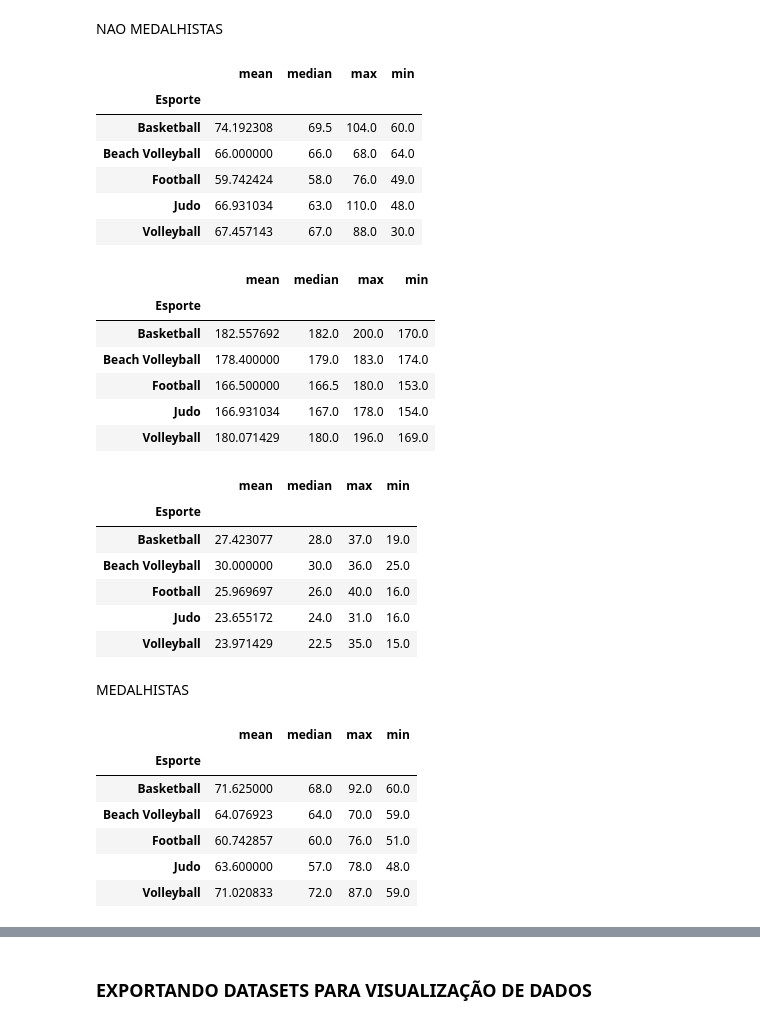
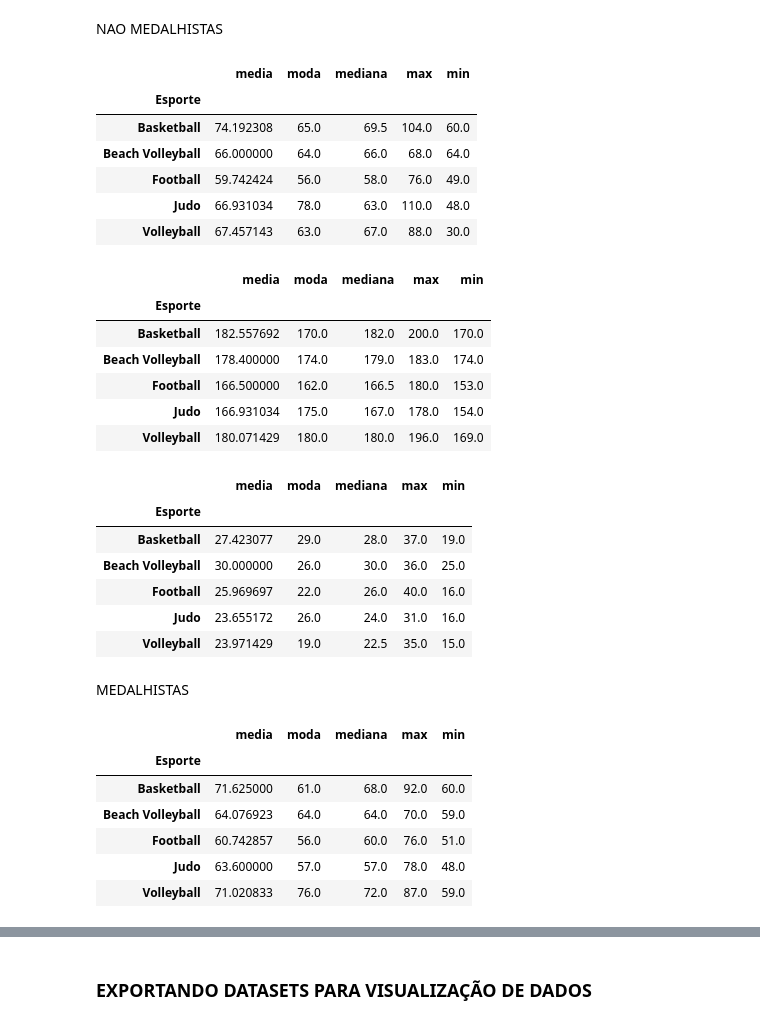
Before and after one commit to taferreiraua/LAB-CD, a Jupyter notebook: P1-Olimpíadas/Analise/analise_descritiva.ipynb, the cells around one changed output, grey strips where cells are left out. Cells and saved outputs as stored; diff of their text form; code cells hidden in the pictures.

```diff
--- a/P1-Olimpíadas/Analise/analise_descritiva.ipynb
+++ b/P1-Olimpíadas/Analise/analise_descritiva.ipynb
@@ -675,45 +634,61 @@ Mcor_volei_praia[['Altura', 'Peso', 'Idade']].corr()
 # %% [markdown]
 NAO MEDALHISTAS
 # %%
-nao_medalhistas.groupby(['Esporte'])['Peso'].agg(['mean', 'median', 'max', 'min'])
+nao_medalhistas.groupby(['Esporte'])['Peso'].agg(media=('mean'),
+                                                   moda=(lambda x: pd.Series.mode(x).iat[0]),
+                                                   mediana=('median'),
+                                                   max=('max'),
+                                                   min=('min'))
 # %% [output]
-|  | mean | median | max | min |
-| Esporte |  |  |  |  |
-| Basketball | 74.192308 | 69.5 | 104.0 | 60.0 |
-| Beach Volleyball | 66.000000 | 66.0 | 68.0 | 64.0 |
-| Football | 59.742424 | 58.0 | 76.0 | 49.0 |
-| Judo | 66.931034 | 63.0 | 110.0 | 48.0 |
-| Volleyball | 67.457143 | 67.0 | 88.0 | 30.0 |
+|  | media | moda | mediana | max | min |
+| Esporte |  |  |  |  |  |
+| Basketball | 74.192308 | 65.0 | 69.5 | 104.0 | 60.0 |
+| Beach Volleyball | 66.000000 | 64.0 | 66.0 | 68.0 | 64.0 |
+| Football | 59.742424 | 56.0 | 58.0 | 76.0 | 49.0 |
+| Judo | 66.931034 | 78.0 | 63.0 | 110.0 | 48.0 |
+| Volleyball | 67.457143 | 63.0 | 67.0 | 88.0 | 30.0 |
 # %%
-nao_medalhistas.groupby(['Esporte'])['Altura'].agg(['mean', 'median', 'max', 'min'])
+nao_medalhistas.groupby(['Esporte'])['Altura'].agg(media=('mean'),
+                                                   moda=(lambda x: pd.Series.mode(x).iat[0]),
+                                                   mediana=('median'),
+                                                   max=('max'),
+                                                   min=('min'))
 # %% [output]
-|  | mean | median | max | min |
-| Esporte |  |  |  |  |
-| Basketball | 182.557692 | 182.0 | 200.0 | 170.0 |
-| Beach Volleyball | 178.400000 | 179.0 | 183.0 | 174.0 |
-| Football | 166.500000 | 166.5 | 180.0 | 153.0 |
-| Judo | 166.931034 | 167.0 | 178.0 | 154.0 |
-| Volleyball | 180.071429 | 180.0 | 196.0 | 169.0 |
+|  | media | moda | mediana | max | min |
+| Esporte |  |  |  |  |  |
+| Basketball | 182.557692 | 170.0 | 182.0 | 200.0 | 170.0 |
+| Beach Volleyball | 178.400000 | 174.0 | 179.0 | 183.0 | 174.0 |
+| Football | 166.500000 | 162.0 | 166.5 | 180.0 | 153.0 |
+| Judo | 166.931034 | 175.0 | 167.0 | 178.0 | 154.0 |
+| Volleyball | 180.071429 | 180.0 | 180.0 | 196.0 | 169.0 |
 # %%
-nao_medalhistas.groupby(['Esporte'])['Idade'].agg(['mean', 'median', 'max', 'min'])
+nao_medalhistas.groupby(['Esporte'])['Idade'].agg(media=('mean'),
+                                                   moda=(lambda x: pd.Series.mode(x).iat[0]),
+                                                   mediana=('median'),
+                                                   max=('max'),
+                                                   min=('min'))
 # %% [output]
-|  | mean | median | max | min |
-| Esporte |  |  |  |  |
-| Basketball | 27.423077 | 28.0 | 37.0 | 19.0 |
-| Beach Volleyball | 30.000000 | 30.0 | 36.0 | 25.0 |
-| Football | 25.969697 | 26.0 | 40.0 | 16.0 |
-| Judo | 23.655172 | 24.0 | 31.0 | 16.0 |
-| Volleyball | 23.971429 | 22.5 | 35.0 | 15.0 |
+|  | media | moda | mediana | max | min |
+| Esporte |  |  |  |  |  |
+| Basketball | 27.423077 | 29.0 | 28.0 | 37.0 | 19.0 |
+| Beach Volleyball | 30.000000 | 26.0 | 30.0 | 36.0 | 25.0 |
+| Football | 25.969697 | 22.0 | 26.0 | 40.0 | 16.0 |
+| Judo | 23.655172 | 26.0 | 24.0 | 31.0 | 16.0 |
+| Volleyball | 23.971429 | 19.0 | 22.5 | 35.0 | 15.0 |
 # %% [markdown]
 MEDALHISTAS
 # %%
-medalhistas.groupby(['Esporte'])['Peso'].agg(['mean', 'median', 'max', 'min'])
+medalhistas.groupby(['Esporte'])['Peso'].agg(media=('mean'),
+                                                   moda=(lambda x: pd.Series.mode(x).iat[0]),
+                                                   mediana=('median'),
+                                                   max=('max'),
+                                                   min=('min'))
 # %% [output]
-|  | mean | median | max | min |
-| Esporte |  |  |  |  |
-| Basketball | 71.625000 | 68.0 | 92.0 | 60.0 |
-| Beach Volleyball | 64.076923 | 64.0 | 70.0 | 59.0 |
-| Football | 60.742857 | 60.0 | 76.0 | 51.0 |
-| Judo | 63.600000 | 57.0 | 78.0 | 48.0 |
-| Volleyball | 71.020833 | 72.0 | 87.0 | 59.0 |
+|  | media | moda | mediana | max | min |
+| Esporte |  |  |  |  |  |
+| Basketball | 71.625000 | 61.0 | 68.0 | 92.0 | 60.0 |
+| Beach Volleyball | 64.076923 | 64.0 | 64.0 | 70.0 | 59.0 |
+| Football | 60.742857 | 56.0 | 60.0 | 76.0 | 51.0 |
+| Judo | 63.600000 | 57.0 | 57.0 | 78.0 | 48.0 |
+| Volleyball | 71.020833 | 76.0 | 72.0 | 87.0 | 59.0 |
 # %%
```
Also changed, not shown: parts of 29 cells of this notebook.
